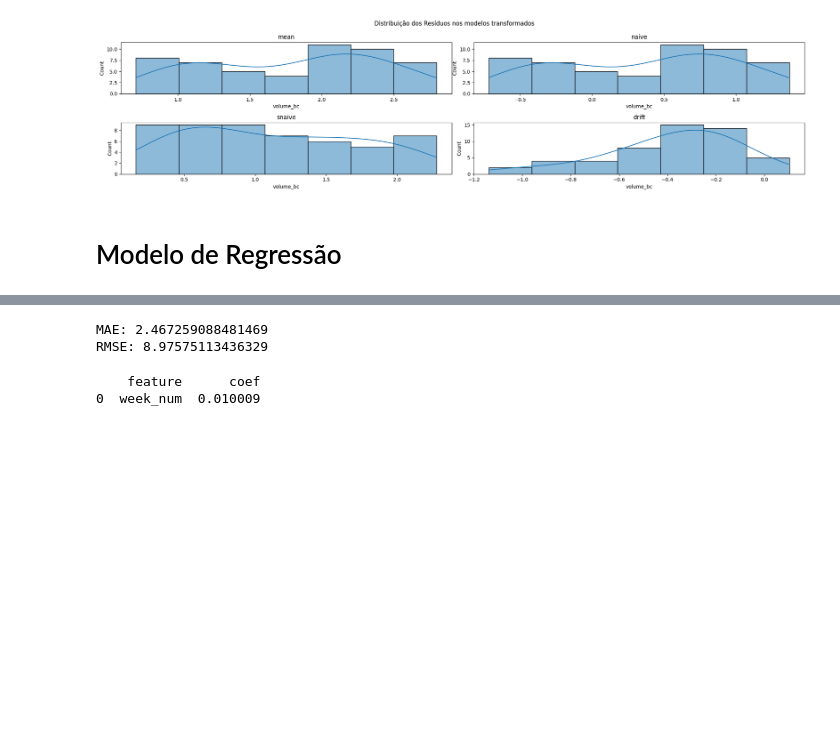
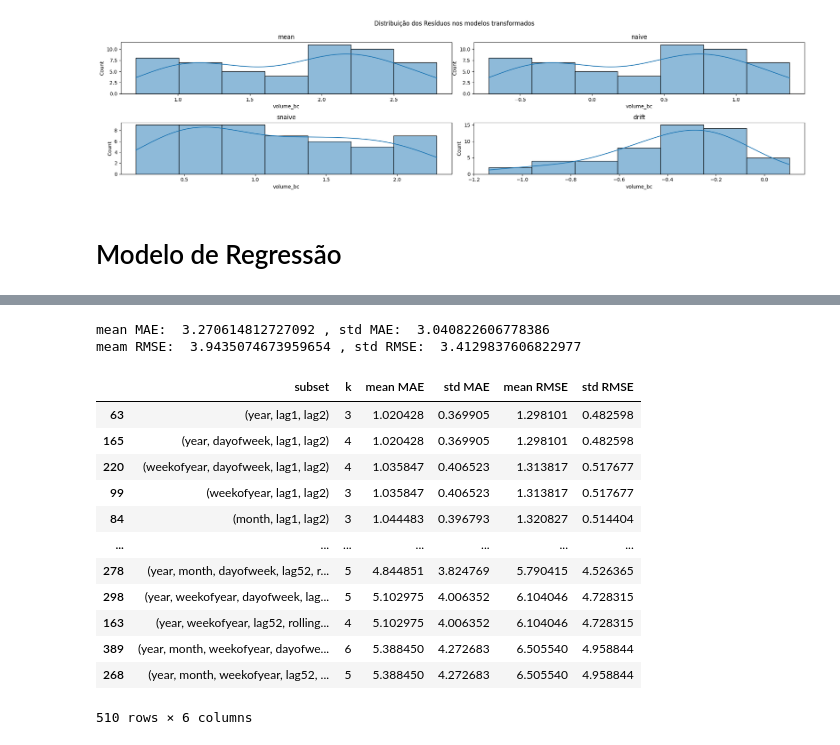
Before and after one commit to LeonardoAleee/analise_st, a Jupyter notebook: trabalho_a1.ipynb, the cells around one changed output, grey strips where cells are left out. Drawn from its saved outputs; the diff is of its cells as text; code cells hidden in the pictures; blank space fills up the shorter version.

```diff
--- a/trabalho_a1.ipynb
+++ b/trabalho_a1.ipynb
@@ -430,24 +513,47 @@ y_train, y_test = y.iloc[:-h], y.iloc[-h:]
 # %%
-model = LinearRegression()
-model.fit(X_train, y_train)
+model_complete = sm.OLS(y_train, X_train).fit()
 
-y_pred = model.predict(X_test)
+y_pred = model_complete.predict(X_test)
+
+mae_complete = cv_score_for_subset(X[cols], y, mean_absolute_error)
+rmse_complete = cv_score_for_subset(X[cols], y, mean_squared_error, False)
+
+residuos_complete = y_test - y_pred
+
+print("mean MAE: ", mae_complete[0], ", std MAE: ", mae_complete[1])
+print("meam RMSE: ", rmse_complete[0], ", std RMSE: ", rmse_complete[1])
+# %% [output]
+mean MAE:  3.270614812727092 , std MAE:  3.040822606778386
+meam RMSE:  3.9435074673959654 , std RMSE:  3.4129837606822977
-# %%
-mae = mean_absolute_error(y_test, y_pred)
-rmse = mean_squared_error(y_test, y_pred, squared=False)
-
-print("MAE:", mae)
-print("RMSE:", rmse)
-# %% [output]
-MAE: 2.467259088481469
-RMSE: 8.97575113436329
-# %%
-coef_df = pd.DataFrame({
-    "feature": X.columns,
-    "coef": model.coef_
-}).sort_values("coef", key=abs, ascending=False)
-
-print(coef_df)
-# %% [output]
-    feature      coef
-0  week_num  0.010009
+# %%
+# busca exaustiva (todas as combinações)
+results = []
+for k in range(1, len(cols)):
+    for subset in itertools.combinations(cols, k):
+        mean_MAE_score, std_MAE_score = cv_score_for_subset(X[list(subset)], y, mean_absolute_error)
+        mean_RMSE_score, std_RMSE_score = cv_score_for_subset(X[list(subset)], y, mean_squared_error, False)
+        results.append({
+            "subset": subset,
+            "k": k,
+            "mean MAE": mean_MAE_score,
+            "std MAE": std_MAE_score,
+            "mean RMSE": mean_RMSE_score,
+            "std RMSE": std_RMSE_score
+        })
+
+res_df = pd.DataFrame(results).sort_values("mean MAE")
+res_df
+# %% [output]
+|  | subset | k | mean MAE | std MAE | mean RMSE | std RMSE |
+| 63 | (year, lag1, lag2) | 3 | 1.020428 | 0.369905 | 1.298101 | 0.482598 |
+| 165 | (year, dayofweek, lag1, lag2) | 4 | 1.020428 | 0.369905 | 1.298101 | 0.482598 |
+| 220 | (weekofyear, dayofweek, lag1, lag2) | 4 | 1.035847 | 0.406523 | 1.313817 | 0.517677 |
+| 99 | (weekofyear, lag1, lag2) | 3 | 1.035847 | 0.406523 | 1.313817 | 0.517677 |
+| 84 | (month, lag1, lag2) | 3 | 1.044483 | 0.396793 | 1.320827 | 0.514404 |
+| ... | ... | ... | ... | ... | ... | ... |
+| 278 | (year, month, dayofweek, lag52, r... | 5 | 4.844851 | 3.824769 | 5.790415 | 4.526365 |
+| 298 | (year, weekofyear, dayofweek, lag... | 5 | 5.102975 | 4.006352 | 6.104046 | 4.728315 |
+| 163 | (year, weekofyear, lag52, rolling... | 4 | 5.102975 | 4.006352 | 6.104046 | 4.728315 |
+| 389 | (year, month, weekofyear, dayofwe... | 6 | 5.388450 | 4.272683 | 6.505540 | 4.958844 |
+| 268 | (year, month, weekofyear, lag52, ... | 5 | 5.388450 | 4.272683 | 6.505540 | 4.958844 |
+510 rows × 6 columns
```
Also changed, not shown: parts of 14 cells of this notebook.
